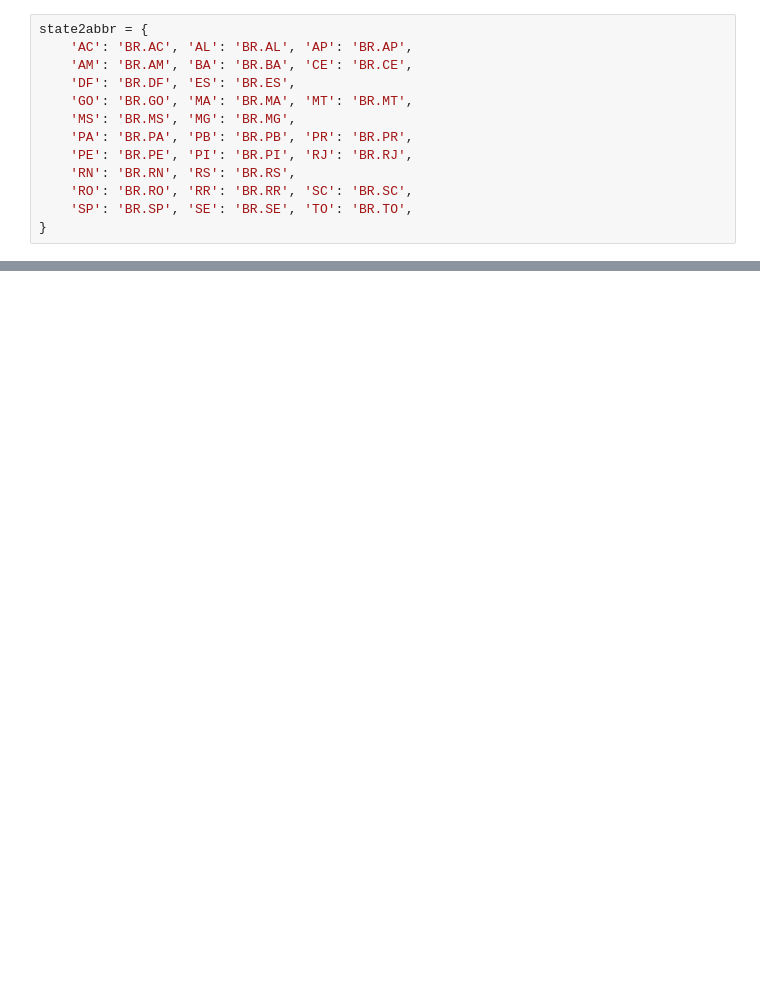
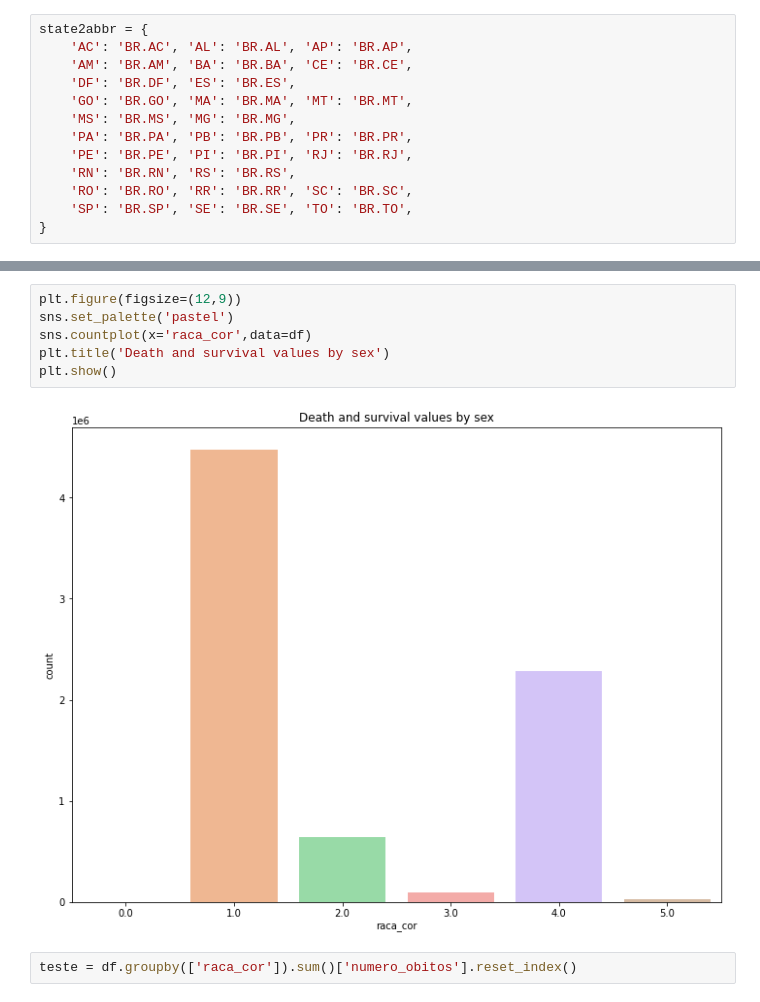
Before and after one commit to lucastbeloni/Sistema-de-Informacoes-sobre-Mortalidade, a Jupyter notebook: SIM.ipynb, the cells around one changed output, grey strips where cells are left out. Cells and saved outputs as stored; diff of their text form; blank space fills up the shorter version.

```diff
--- a/SIM.ipynb
+++ b/SIM.ipynb
@@ -155,0 +197,10 @@ visualize_text(df, 'R99')
+# %%
+plt.figure(figsize=(12,9))
+sns.set_palette('pastel')
+sns.countplot(x='raca_cor',data=df)
+plt.title('Death and survival values by sex')
+plt.show()
+# %% [output]
+[figure, added]
+# %%
+teste = df.groupby(['raca_cor']).sum()['numero_obitos'].reset_index()
```
Also changed, not shown: parts of 13 cells of this notebook.
